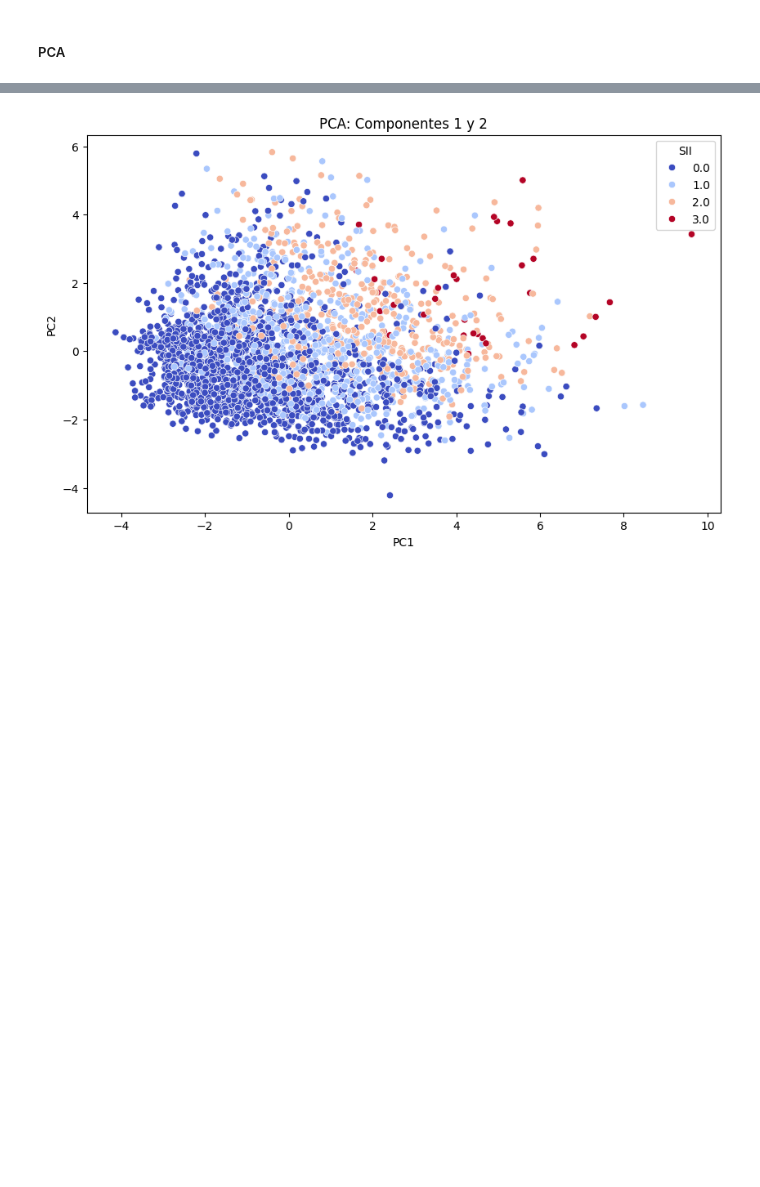
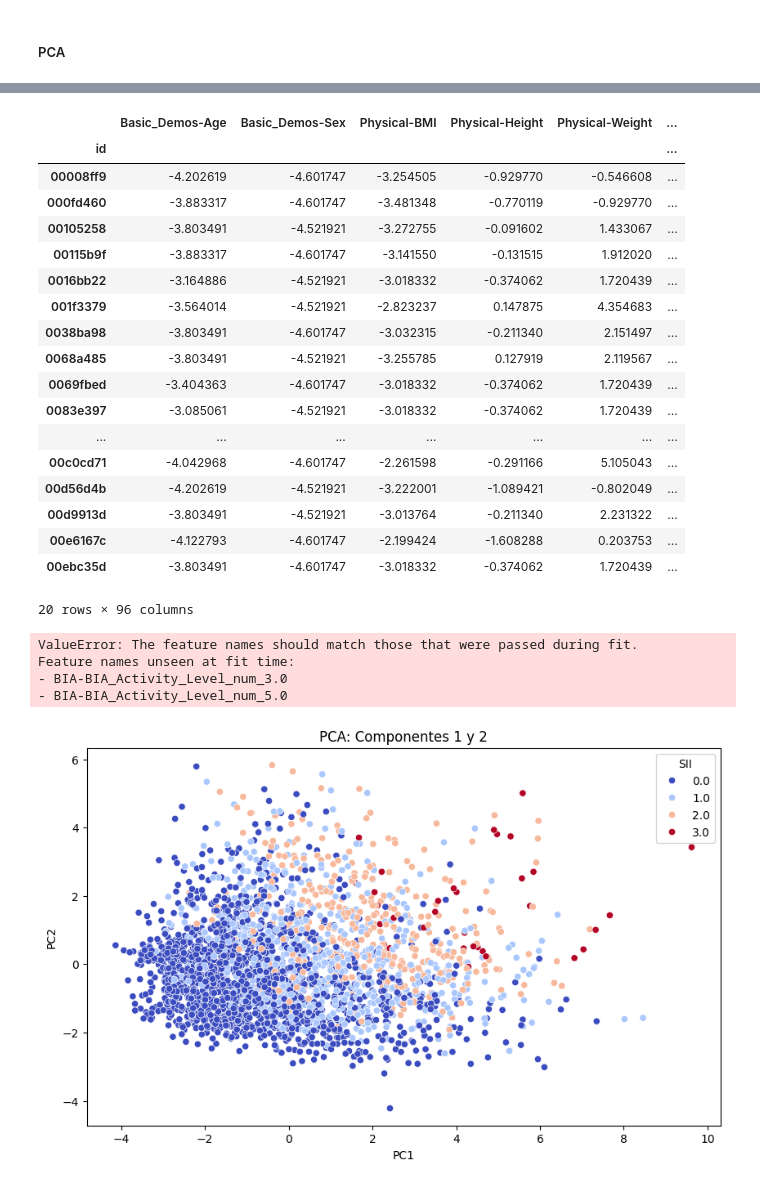
Before and after one commit to amadorssa/ChildInternetUseAnalysis, a Jupyter notebook: ChildInternetUseAnalysis.ipynb, the cells around one changed output, grey strips where cells are left out. Drawn from its saved outputs; the diff is of its cells as text; code cells hidden in the pictures; blank space fills up the shorter version.

```diff
--- a/ChildInternetUseAnalysis.ipynb
+++ b/ChildInternetUseAnalysis.ipynb
@@ -444,3 +515,6 @@ import numpy as np
 # Preparar datos de entrenamiento
 X_train = train_df.drop('sii', axis=1)
 y_train = train_df['sii']
+
+# Asegurar que las columnas de test_df coincidan con las de X_train
+X_test_aligned = test_df.reindex(columns=X_train.columns, fill_value=0)
@@ -447,12 +538,40 @@ y_train = train_df['sii']
+# %%
+X_test_aligned
+# %% [output]
+|  | Basic_Demos-Age | Basic_Demos-Sex | Physical-BMI | Physical-Height | Physical-Weight | ... |
+| id |  |  |  |  |  | ... |
+| 00008ff9 | -4.202619 | -4.601747 | -3.254505 | -0.929770 | -0.546608 | ... |
+| 000fd460 | -3.883317 | -4.601747 | -3.481348 | -0.770119 | -0.929770 | ... |
+| 00105258 | -3.803491 | -4.521921 | -3.272755 | -0.091602 | 1.433067 | ... |
+| 00115b9f | -3.883317 | -4.601747 | -3.141550 | -0.131515 | 1.912020 | ... |
+| 0016bb22 | -3.164886 | -4.521921 | -3.018332 | -0.374062 | 1.720439 | ... |
+| 001f3379 | -3.564014 | -4.521921 | -2.823237 | 0.147875 | 4.354683 | ... |
+| 0038ba98 | -3.803491 | -4.601747 | -3.032315 | -0.211340 | 2.151497 | ... |
+| 0068a485 | -3.803491 | -4.521921 | -3.255785 | 0.127919 | 2.119567 | ... |
+| 0069fbed | -3.404363 | -4.601747 | -3.018332 | -0.374062 | 1.720439 | ... |
+| 0083e397 | -3.085061 | -4.521921 | -3.018332 | -0.374062 | 1.720439 | ... |
+| ... | ... | ... | ... | ... | ... | ... |
+| 00c0cd71 | -4.042968 | -4.601747 | -2.261598 | -0.291166 | 5.105043 | ... |
+| 00d56d4b | -4.202619 | -4.521921 | -3.222001 | -1.089421 | -0.802049 | ... |
+| 00d9913d | -3.803491 | -4.521921 | -3.013764 | -0.211340 | 2.231322 | ... |
+| 00e6167c | -4.122793 | -4.601747 | -2.199424 | -1.608288 | 0.203753 | ... |
+| 00ebc35d | -3.803491 | -4.601747 | -3.018332 | -0.374062 | 1.720439 | ... |
+20 rows × 96 columns
 # %%
 # Aplicar PCA
-n_components = 20
+n_components = 25
 pca = PCA(n_components=n_components, random_state=42)
-X_pca = pca.fit_transform(X_train)
+X_train_pca = pca.fit_transform(X_train)
+X_test_pca = pca.transform(test_df)
 
 # Crear un DataFrame con los componentes principales
-pca_df = pd.DataFrame(data=X_pca, columns=[f'PC{i}' for i in range(1, n_components+1)])
+pca_df = pd.DataFrame(data=X_train_pca, columns=[f'PC{i}' for i in range(1, n_components+1)])
 pca_df['SII'] = y_train.values
+# %% [output]
+ValueError: The feature names should match those that were passed during fit.
+Feature names unseen at fit time:
+- BIA-BIA_Activity_Level_num_3.0
+- BIA-BIA_Activity_Level_num_5.0
 # %%
 # Visualizar los resultados de PCA
 plt.figure(figsize=(10, 6))
```
Also changed, not shown: parts of 35 cells of this notebook, 6 other files.
